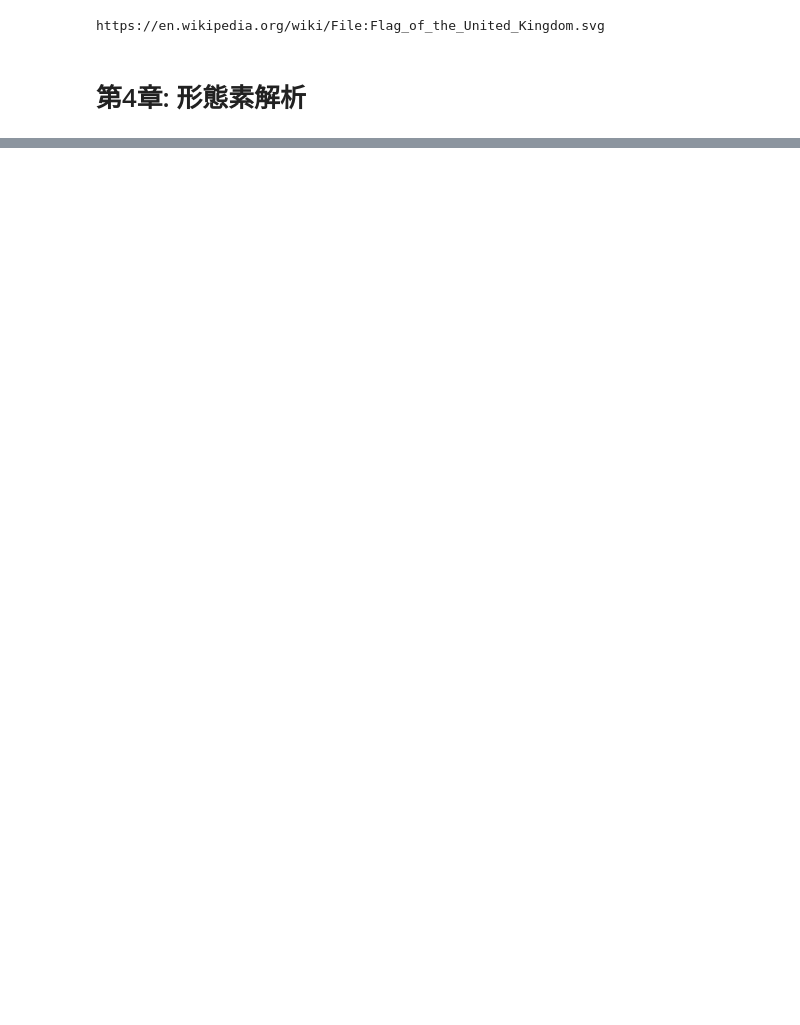
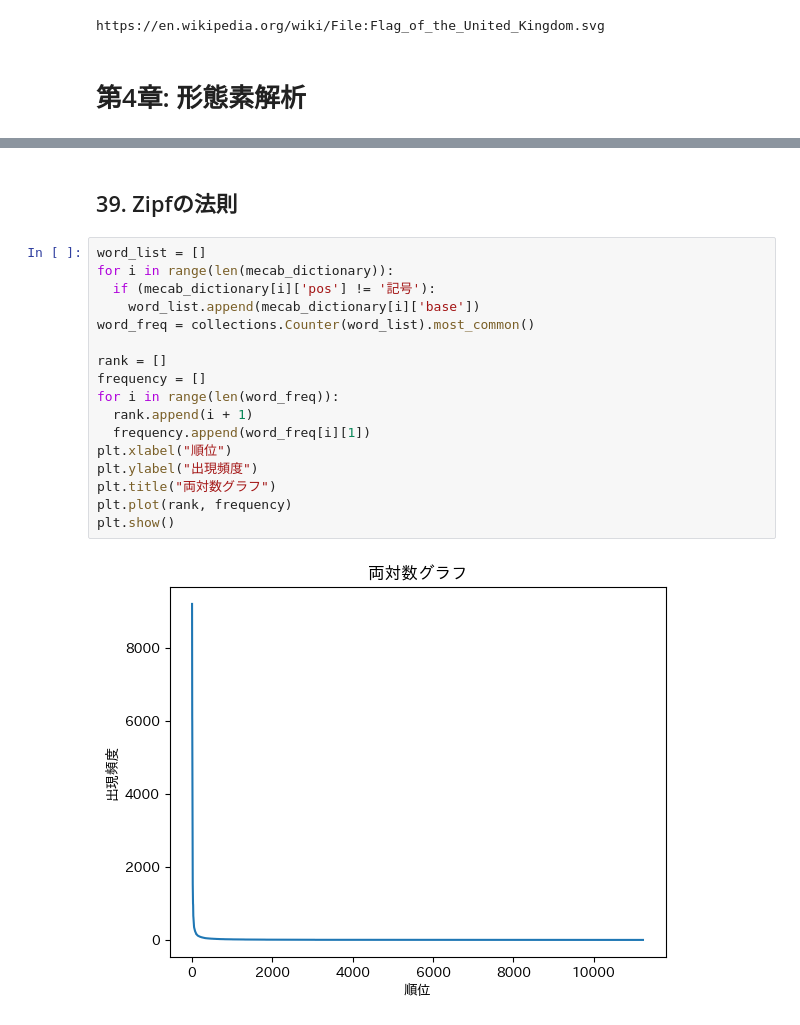
Before and after one commit to j329nish/100knocks, a Jupyter notebook: 100knocks.ipynb, the cells around one changed output, grey strips where cells are left out. Drawn from its saved outputs; the diff is of its cells as text; blank space fills up the shorter version.

```diff
--- a/100knocks.ipynb
+++ b/100knocks.ipynb
@@ -527,0 +732,21 @@ https://en.wikipedia.org/wiki/File:Flag_of_the_United_Kingdom.svg
+# %% [markdown]
+## 39. Zipfの法則
+# %%
+word_list = []
+for i in range(len(mecab_dictionary)):
+  if (mecab_dictionary[i]['pos'] != '記号'):
+    word_list.append(mecab_dictionary[i]['base'])
+word_freq = collections.Counter(word_list).most_common()
+
+rank = []
+frequency = []
+for i in range(len(word_freq)):
+  rank.append(i + 1)
+  frequency.append(word_freq[i][1])
+plt.xlabel("順位")
+plt.ylabel("出現頻度")
+plt.title("両対数グラフ")
+plt.plot(rank, frequency)
+plt.show()
+# %% [output]
+[figure, added]
```
Also changed, not shown: parts of 81 cells of this notebook, 1 other file.
